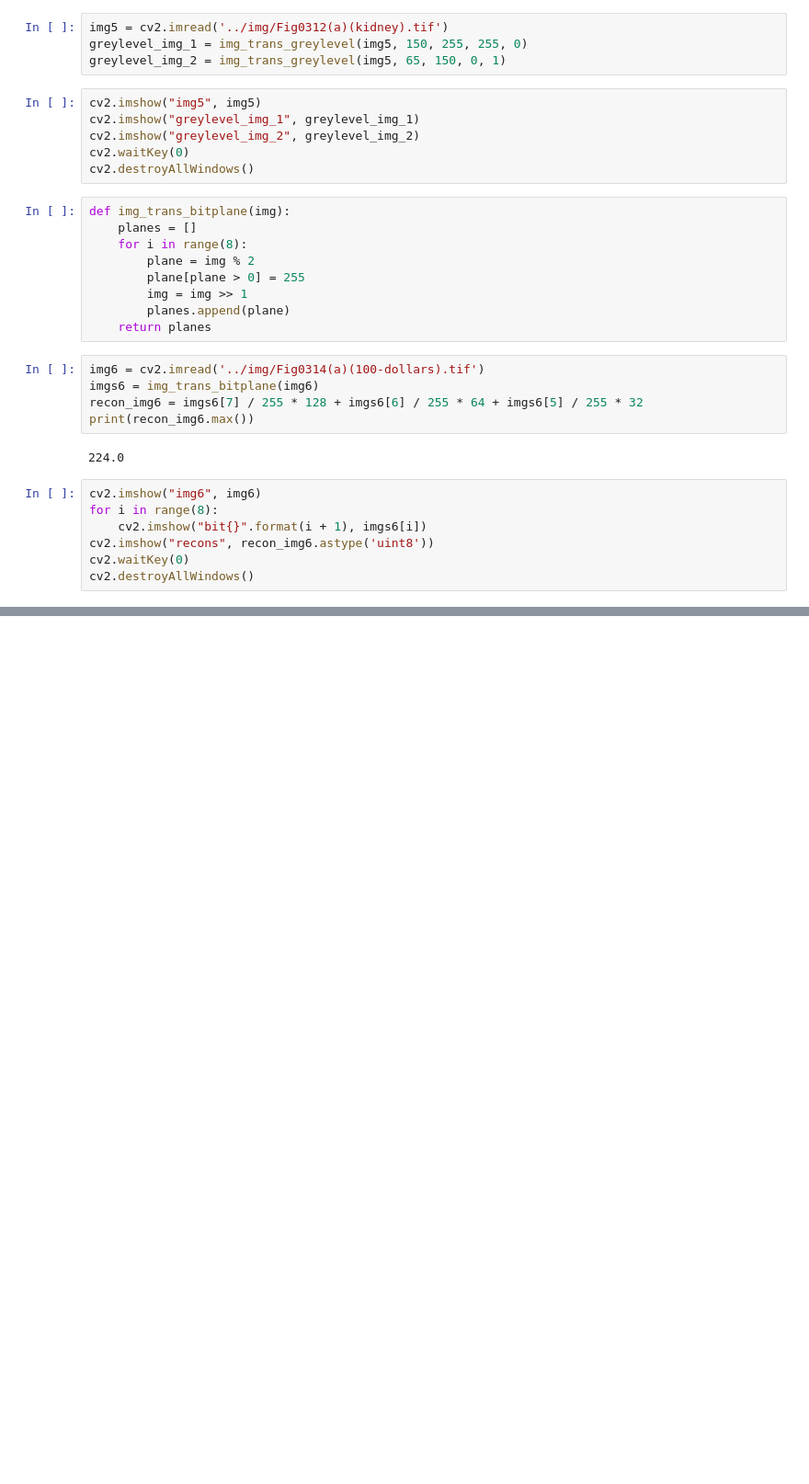
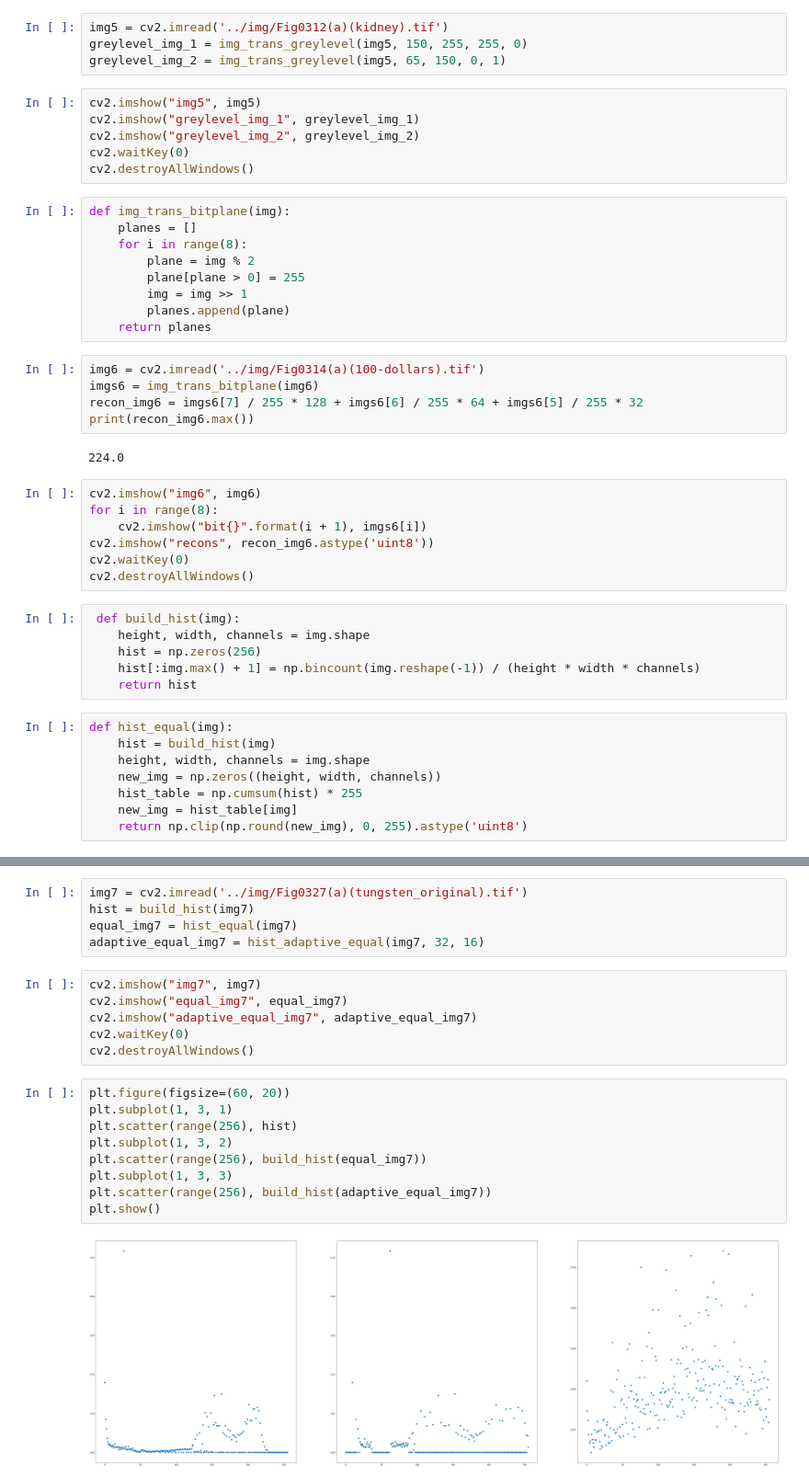
Before and after one commit to zhuole1025/Digital-Image-Processing, a Jupyter notebook: Chapter3/code/test.ipynb, the cells around one changed output, grey strips where cells are left out. Shown at 92% size. Cells and saved outputs as stored; diff of their text form; blank space fills up the shorter version.

```diff
--- a/Chapter3/code/test.ipynb
+++ b/Chapter3/code/test.ipynb
@@ -128,3 +135,17 @@ for i in range(8):
 cv2.imshow("recons", recon_img6.astype('uint8'))
 cv2.waitKey(0)
 cv2.destroyAllWindows()
+# %%
+ def build_hist(img):
+    height, width, channels = img.shape
+    hist = np.zeros(256)
+    hist[:img.max() + 1] = np.bincount(img.reshape(-1)) / (height * width * channels)
+    return hist
+# %%
+def hist_equal(img):
+    hist = build_hist(img)
+    height, width, channels = img.shape
+    new_img = np.zeros((height, width, channels))
+    hist_table = np.cumsum(hist) * 255
+    new_img = hist_table[img]
+    return np.clip(np.round(new_img), 0, 255).astype('uint8')
@@ -130,0 +188,22 @@ cv2.destroyAllWindows()
+# %%
+img7 = cv2.imread('../img/Fig0327(a)(tungsten_original).tif')
+hist = build_hist(img7)
+equal_img7 = hist_equal(img7)
+adaptive_equal_img7 = hist_adaptive_equal(img7, 32, 16)
+# %%
+cv2.imshow("img7", img7)
+cv2.imshow("equal_img7", equal_img7)
+cv2.imshow("adaptive_equal_img7", adaptive_equal_img7)
+cv2.waitKey(0)
+cv2.destroyAllWindows()
+# %%
+plt.figure(figsize=(60, 20))
+plt.subplot(1, 3, 1)
+plt.scatter(range(256), hist)
+plt.subplot(1, 3, 2)
+plt.scatter(range(256), build_hist(equal_img7))
+plt.subplot(1, 3, 3)
+plt.scatter(range(256), build_hist(adaptive_equal_img7))
+plt.show()
+# %% [output]
+[figure, added]
```
Also changed, not shown: parts of 23 cells of this notebook, 6 other files.
